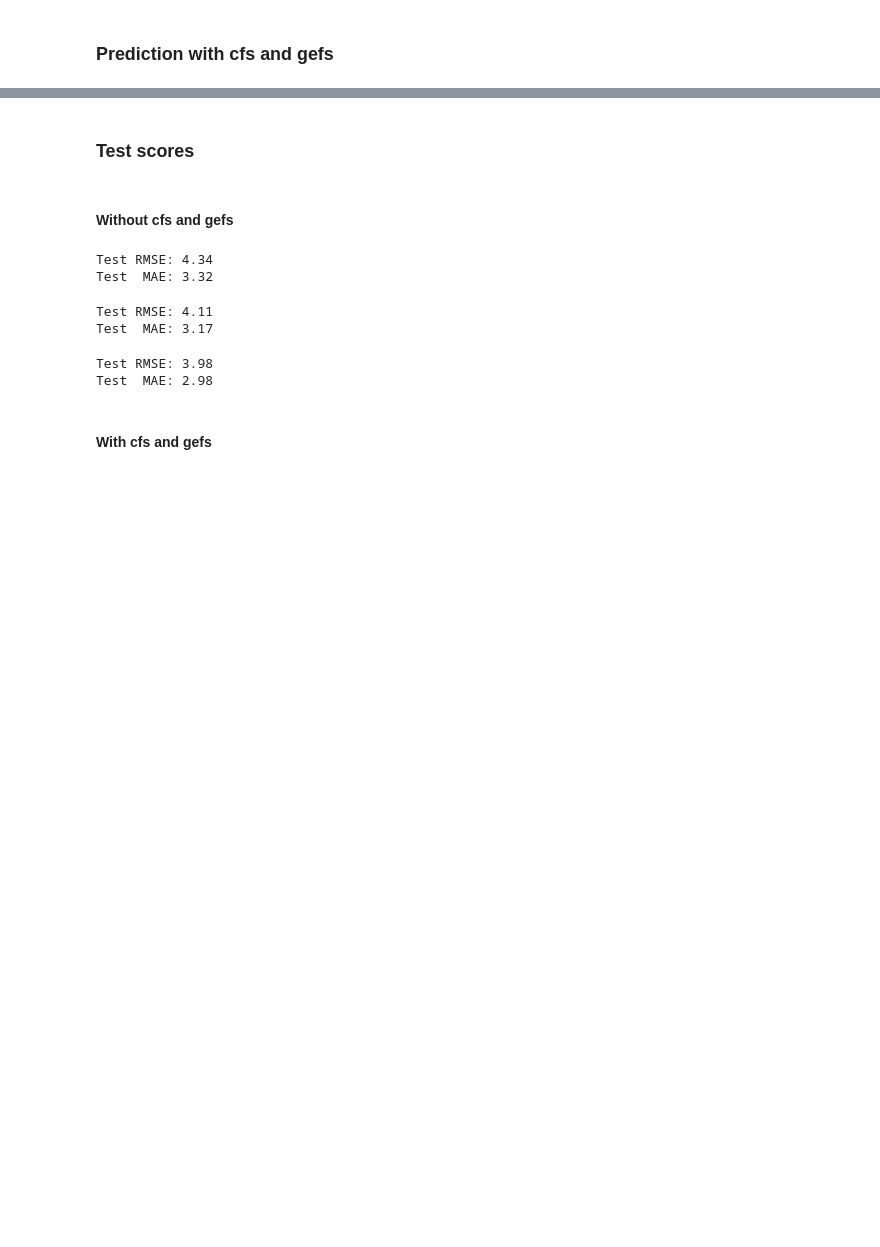
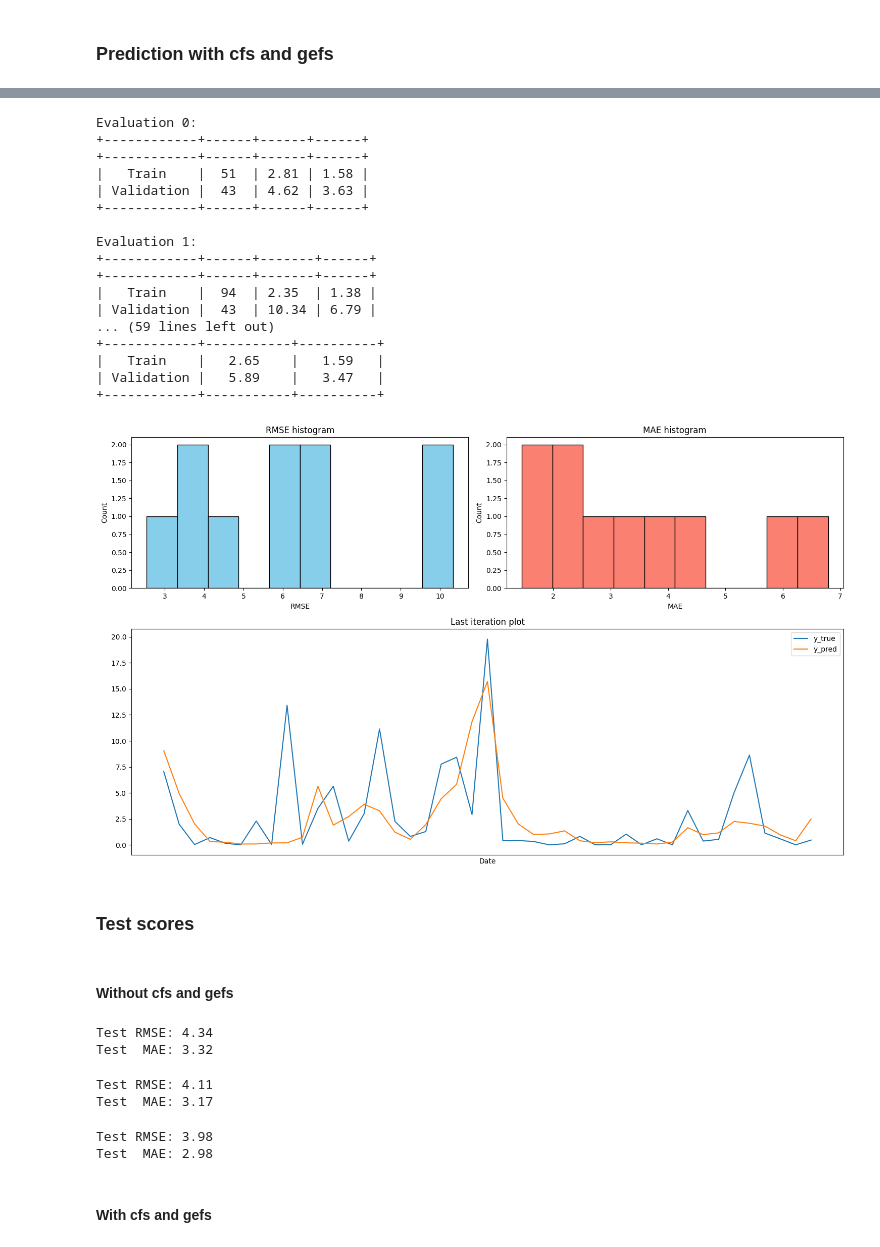
Before and after one commit to Samirnunes/desafio-casa-dos-ventos-ged-20, a Jupyter notebook: src/psatitp_predictions.ipynb, the cells around one changed output, grey strips where cells are left out. Drawn from its saved outputs; the diff is of its cells as text; code cells hidden in the pictures; blank space fills up the shorter version.

```diff
--- a/src/psatitp_predictions.ipynb
+++ b/src/psatitp_predictions.ipynb
@@ -137,0 +166,21 @@ cross_validation(xgb, X_traincg, y_traincg)
+# %%
+cross_validation(rf_cg, X_cg_train, y_cg_train)
+# %% [output]
+Evaluation 0:
++------------+------+------+------+
++------------+------+------+------+
+|   Train    |  51  | 2.81 | 1.58 |
+| Validation |  43  | 4.62 | 3.63 |
++------------+------+------+------+
+
+Evaluation 1:
++------------+------+-------+------+
++------------+------+-------+------+
+|   Train    |  94  | 2.35  | 1.38 |
+| Validation |  43  | 10.34 | 6.79 |
+... (59 lines left out)
++------------+-----------+----------+
+|   Train    |   2.65    |   1.59   |
+| Validation |   5.89    |   3.47   |
++------------+-----------+----------+
+[figure, added]
```
Also changed, not shown: parts of 24 cells of this notebook, 29 other files.
